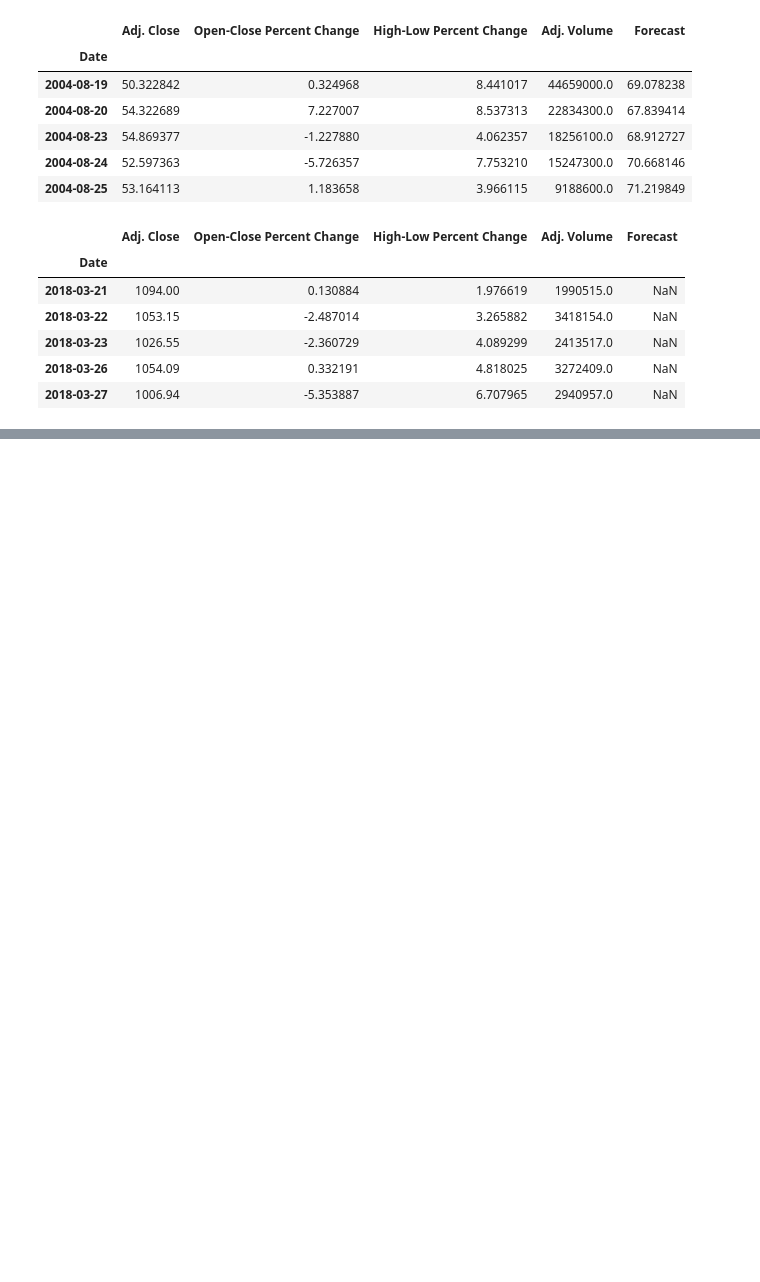
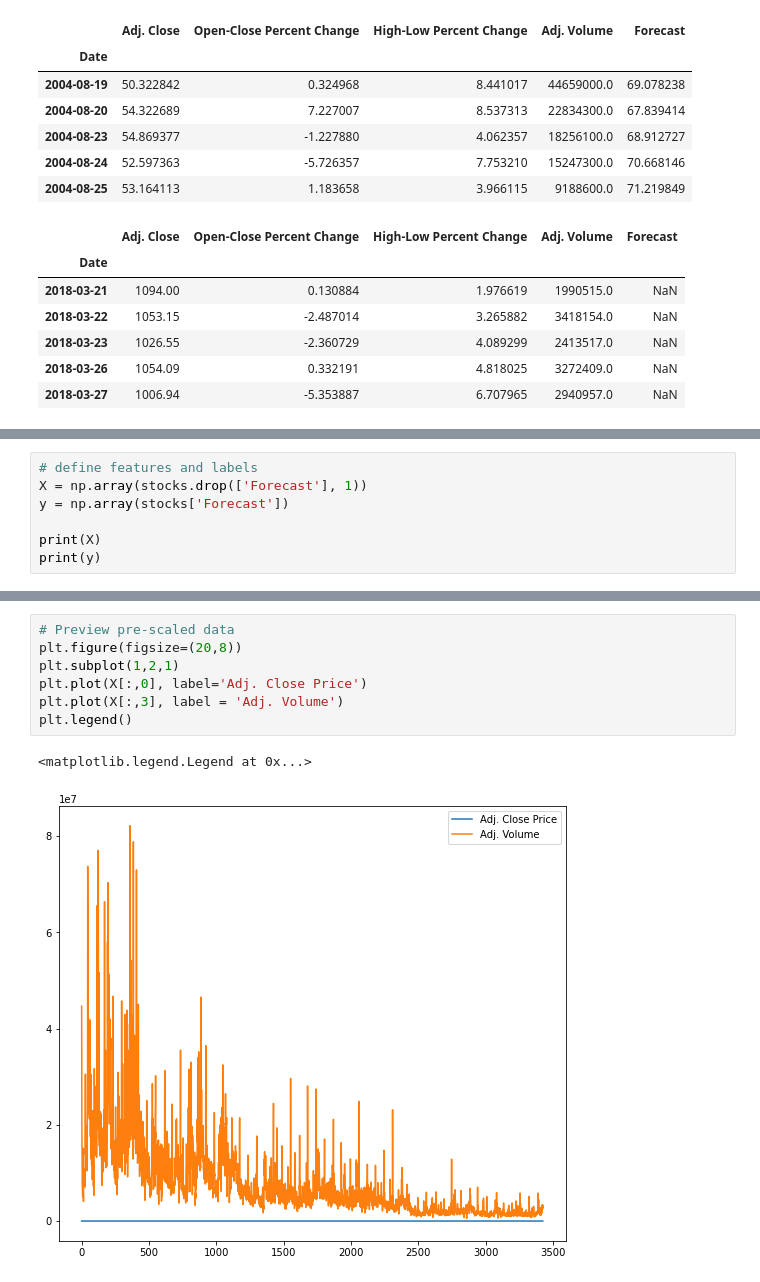
Before and after one commit to TylerTompa/LearnMachineLearning, a Jupyter notebook: Linear Regression/3. Training, Testing, and Predicting.ipynb, the cells around one changed output, grey strips where cells are left out. Drawn from its saved outputs; the diff is of its cells as text; blank space fills up the shorter version.

```diff
--- a/Linear Regression/3. Training, Testing, and Predicting.ipynb
+++ b/Linear Regression/3. Training, Testing, and Predicting.ipynb
@@ -40,0 +44,7 @@ display(stocks.tail())
+# %%
+# define features and labels
+X = np.array(stocks.drop(['Forecast'], 1))
+y = np.array(stocks['Forecast'])
+
+print(X)
+print(y)
@@ -40,0 +61,10 @@ display(stocks.tail())
+# %%
+# Preview pre-scaled data
+plt.figure(figsize=(20,8))
+plt.subplot(1,2,1)
+plt.plot(X[:,0], label='Adj. Close Price')
+plt.plot(X[:,3], label = 'Adj. Volume')
+plt.legend()
+# %% [output]
+<matplotlib.legend.Legend at 0x...>
+[figure, added]
```
Also changed, not shown: parts of 24 cells of this notebook.
